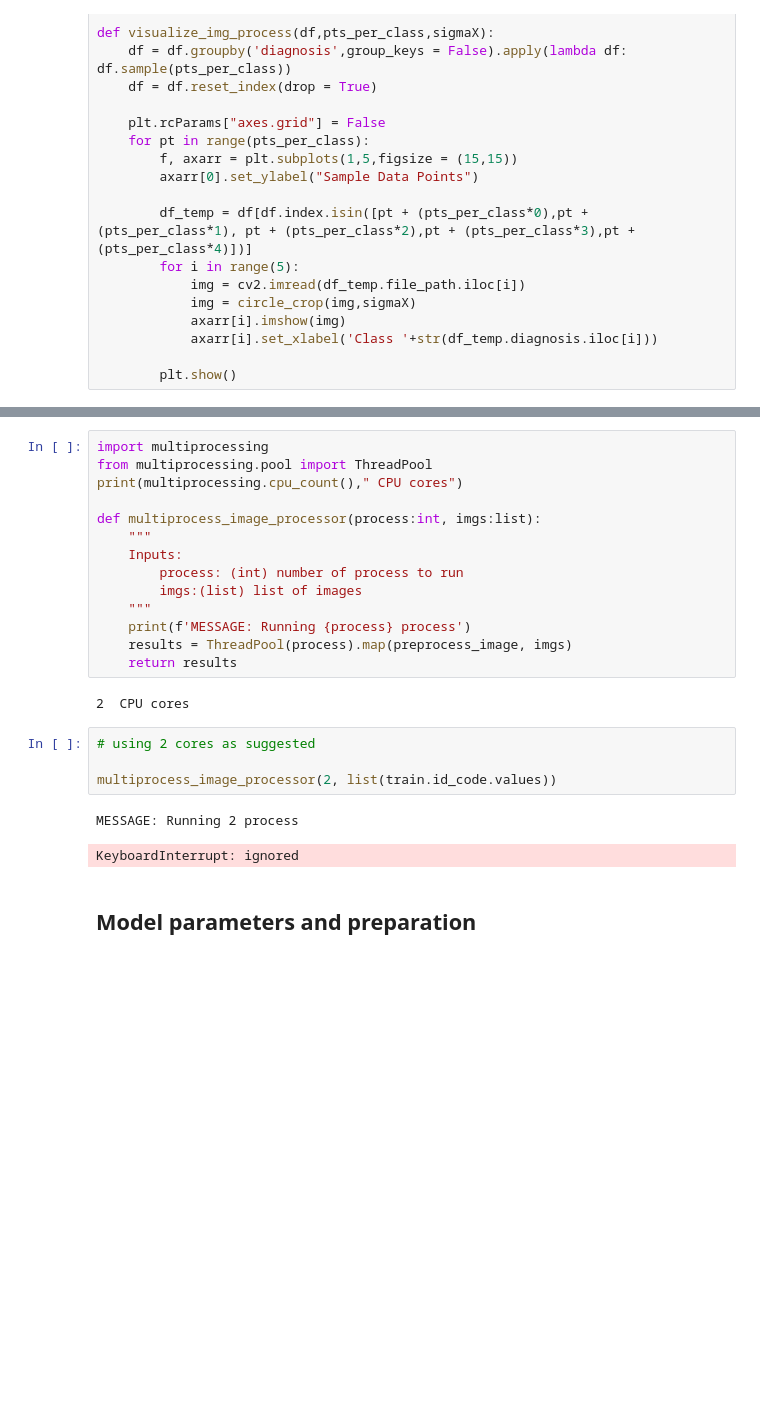
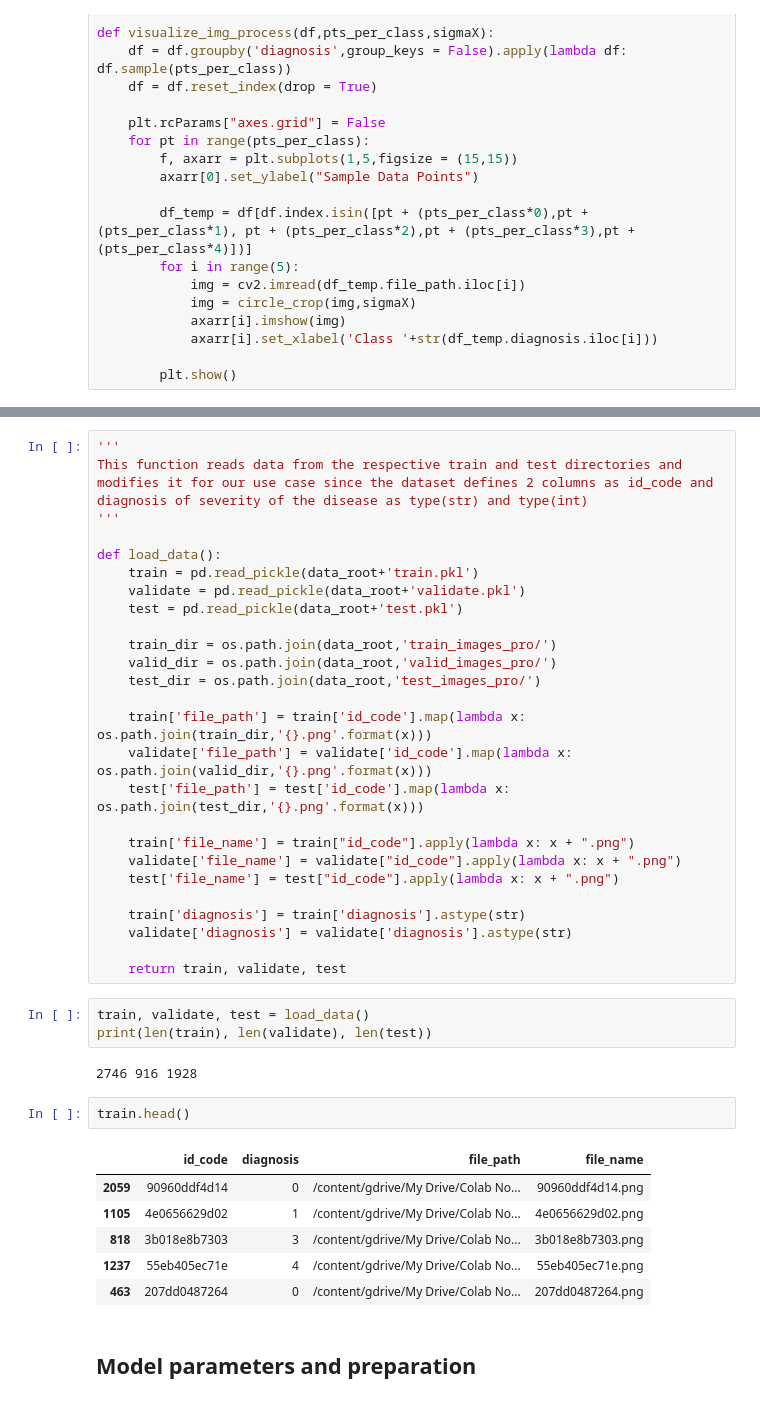
Before and after one commit to akshitadixit/Retinopathy, a Jupyter notebook: high_dimensional_distribution.ipynb, the cells around one changed output, grey strips where cells are left out. Cells and saved outputs as stored; diff of their text form; blank space fills up the shorter version.

```diff
--- a/high_dimensional_distribution.ipynb
+++ b/high_dimensional_distribution.ipynb
@@ -200,26 +271,43 @@ visualize_img_process(train,5,sigmaX = 30)
-# %%
-import multiprocessing
-from multiprocessing.pool import ThreadPool
-print(multiprocessing.cpu_count()," CPU cores")
-
-def multiprocess_image_processor(process:int, imgs:list):
-    """
-    Inputs:
-        process: (int) number of process to run
-        imgs:(list) list of images
-    """
-    print(f'MESSAGE: Running {process} process')
-    results = ThreadPool(process).map(preprocess_image, imgs)
-    return results
-# %% [output]
-2  CPU cores
-# %%
-# using 2 cores as suggested
-
-multiprocess_image_processor(2, list(train.id_code.values))
-# %% [output]
-MESSAGE: Running 2 process
-KeyboardInterrupt: ignored
+# %%
+'''
+This function reads data from the respective train and test directories and modifies it for our use case since the dataset defines 2 columns as id_code and diagnosis of severity of the disease as type(str) and type(int)
+'''
+
+def load_data():
+    train = pd.read_pickle(data_root+'train.pkl')
+    validate = pd.read_pickle(data_root+'validate.pkl')
+    test = pd.read_pickle(data_root+'test.pkl')
+
+    train_dir = os.path.join(data_root,'train_images_pro/')
+    valid_dir = os.path.join(data_root,'valid_images_pro/')
+    test_dir = os.path.join(data_root,'test_images_pro/')
+
+    train['file_path'] = train['id_code'].map(lambda x: os.path.join(train_dir,'{}.png'.format(x)))
+    validate['file_path'] = validate['id_code'].map(lambda x: os.path.join(valid_dir,'{}.png'.format(x)))
+    test['file_path'] = test['id_code'].map(lambda x: os.path.join(test_dir,'{}.png'.format(x)))
+
+    train['file_name'] = train["id_code"].apply(lambda x: x + ".png")
+    validate['file_name'] = validate["id_code"].apply(lambda x: x + ".png")
+    test['file_name'] = test["id_code"].apply(lambda x: x + ".png")
+
+    train['diagnosis'] = train['diagnosis'].astype(str)
+    validate['diagnosis'] = validate['diagnosis'].astype(str)
+
+    return train, validate, test
+# %%
+train, validate, test = load_data()
+print(len(train), len(validate), len(test))
+# %% [output]
+2746 916 1928
+# %%
+train.head()
+# %% [output]
+|  | id_code | diagnosis | file_path | file_name |
+| 2059 | 90960ddf4d14 | 0 | /content/gdrive/My Drive/Colab No... | 90960ddf4d14.png |
+| 1105 | 4e0656629d02 | 1 | /content/gdrive/My Drive/Colab No... | 4e0656629d02.png |
+| 818 | 3b018e8b7303 | 3 | /content/gdrive/My Drive/Colab No... | 3b018e8b7303.png |
+| 1237 | 55eb405ec71e | 4 | /content/gdrive/My Drive/Colab No... | 55eb405ec71e.png |
+| 463 | 207dd0487264 | 0 | /content/gdrive/My Drive/Colab No... | 207dd0487264.png |
 # %% [markdown]
 ## Model parameters and preparation
 # %%
```
Also changed, not shown: parts of 17 cells of this notebook.
